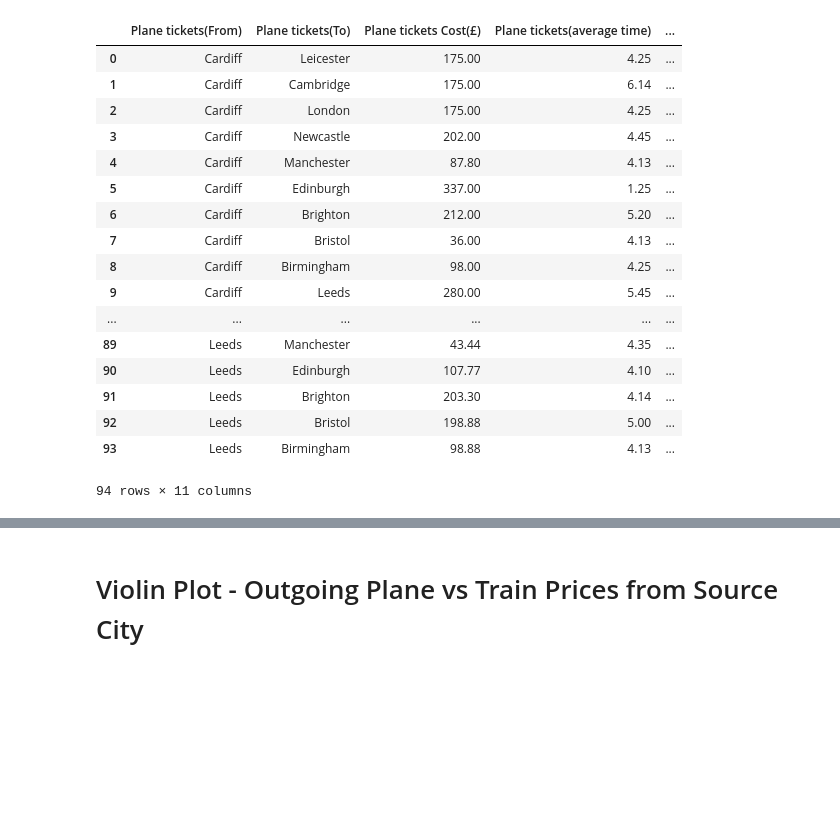
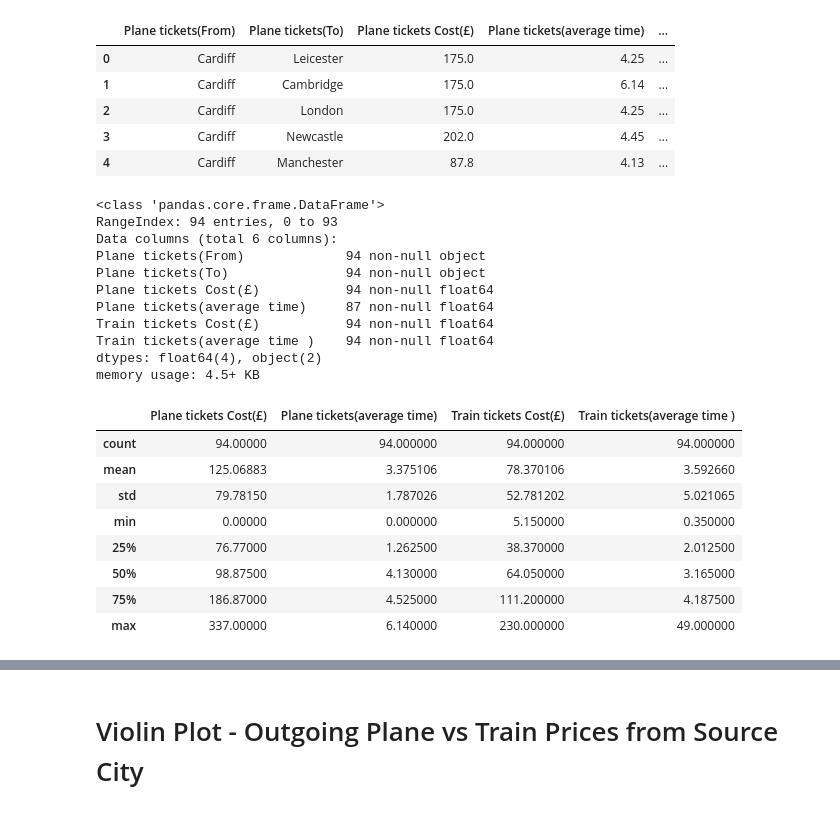
Before and after one commit to mhaiskarshridhar/Efficient-Transportation, a Jupyter notebook: Plane vs Train UK.ipynb, the cells around one changed output, grey strips where cells are left out. Saved outputs shown, nothing was run; the diff lists cells and outputs as text; code cells hidden in the pictures; blank space fills up the shorter version.

```diff
--- a/Plane vs Train UK.ipynb
+++ b/Plane vs Train UK.ipynb
@@ -1,28 +1,16 @@
 # %%
 import pandas as pd
 import seaborn as sns
 from matplotlib import pyplot
 import numpy as np
 
 df = pd.read_excel(open(r'C:\Users\Mhaiskao\Desktop\Assignments\Information Visualization\CW2\Plane and train tickets.xlsx','rb'))
-df
+df.head()
 # %% [output]
 |  | Plane tickets(From) | Plane tickets(To) | Plane tickets Cost(£) | Plane tickets(average time) | ... |
-| 0 | Cardiff | Leicester | 175.00 | 4.25 | ... |
-| 1 | Cardiff | Cambridge | 175.00 | 6.14 | ... |
-| 2 | Cardiff | London | 175.00 | 4.25 | ... |
-| 3 | Cardiff | Newcastle | 202.00 | 4.45 | ... |
-| 4 | Cardiff | Manchester | 87.80 | 4.13 | ... |
-| 5 | Cardiff | Edinburgh | 337.00 | 1.25 | ... |
-| 6 | Cardiff | Brighton | 212.00 | 5.20 | ... |
-| 7 | Cardiff | Bristol | 36.00 | 4.13 | ... |
-| 8 | Cardiff | Birmingham | 98.00 | 4.25 | ... |
-| 9 | Cardiff | Leeds | 280.00 | 5.45 | ... |
-| ... | ... | ... | ... | ... | ... |
-| 89 | Leeds | Manchester | 43.44 | 4.35 | ... |
-| 90 | Leeds | Edinburgh | 107.77 | 4.10 | ... |
-| 91 | Leeds | Brighton | 203.30 | 4.14 | ... |
-| 92 | Leeds | Bristol | 198.88 | 5.00 | ... |
-| 93 | Leeds | Birmingham | 98.88 | 4.13 | ... |
+| 0 | Cardiff | Leicester | 175.0 | 4.25 | ... |
+| 1 | Cardiff | Cambridge | 175.0 | 6.14 | ... |
+| 2 | Cardiff | London | 175.0 | 4.25 | ... |
+| 3 | Cardiff | Newcastle | 202.0 | 4.45 | ... |
+| 4 | Cardiff | Manchester | 87.8 | 4.13 | ... |
-94 rows × 11 columns
 # %%
@@ -34,3 +20,30 @@ del(df['Train tickets(To)'])
+# %%
+df.info()
+# %% [output]
+<class 'pandas.core.frame.DataFrame'>
+RangeIndex: 94 entries, 0 to 93
+Data columns (total 6 columns):
+Plane tickets(From)             94 non-null object
+Plane tickets(To)               94 non-null object
+Plane tickets Cost(£)           94 non-null float64
+Plane tickets(average time)     87 non-null float64
+Train tickets Cost(£)           94 non-null float64
+Train tickets(average time )    94 non-null float64
+dtypes: float64(4), object(2)
+memory usage: 4.5+ KB
+# %%
+df=df.fillna(0)
+df.describe()
+# %% [output]
+|  | Plane tickets Cost(£) | Plane tickets(average time) | Train tickets Cost(£) | Train tickets(average time ) |
+| count | 94.00000 | 94.000000 | 94.000000 | 94.000000 |
+| mean | 125.06883 | 3.375106 | 78.370106 | 3.592660 |
+| std | 79.78150 | 1.787026 | 52.781202 | 5.021065 |
+| min | 0.00000 | 0.000000 | 5.150000 | 0.350000 |
+| 25% | 76.77000 | 1.262500 | 38.370000 | 2.012500 |
+| 50% | 98.87500 | 4.130000 | 64.050000 | 3.165000 |
+| 75% | 186.87000 | 4.525000 | 111.200000 | 4.187500 |
+| max | 337.00000 | 6.140000 | 230.000000 | 49.000000 |
 # %%
 cols = ['Source_City','Destination_City','Plane Tickets','Plane Time','Train Tickets','Train Time']
 df.columns=cols
```
Also changed, not shown: parts of 11 cells of this notebook.
